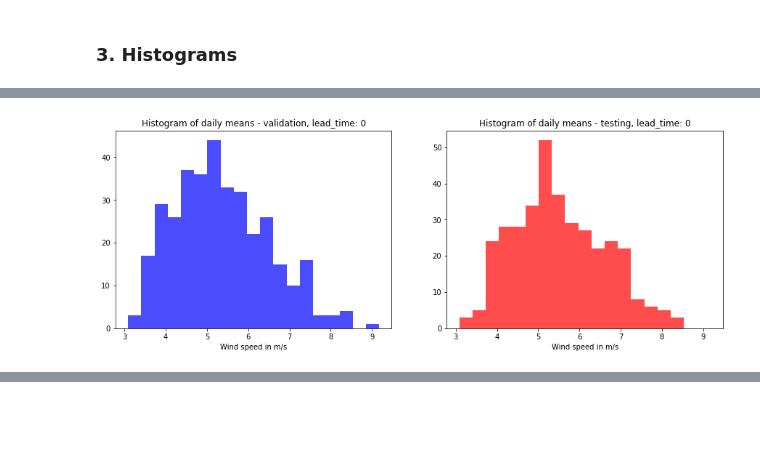
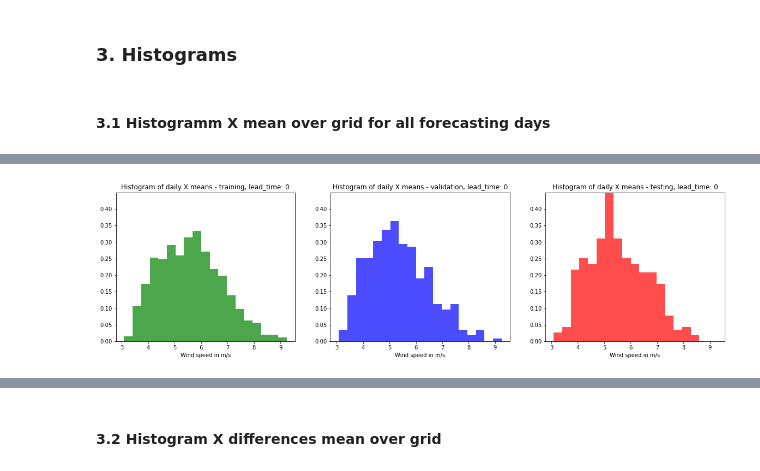
Before and after one commit to cleveryangcong/Bachelor_Thesis, a Jupyter notebook: notebooks/exploratory/2.8.3-dc-ws10_value_tests.ipynb, the cells around one changed output, grey strips where cells are left out. Cells and saved outputs as stored; diff of their text form; code cells hidden in the pictures; blank space fills up the shorter version.

```diff
--- a/notebooks/exploratory/2.8.3-dc-ws10_value_tests.ipynb
+++ b/notebooks/exploratory/2.8.3-dc-ws10_value_tests.ipynb
@@ -99,3 +274,5 @@ visualize_val_test_hm()
 # %% [markdown]
 ### 3. Histograms
+# %% [markdown]
+#### 3.1 Histogramm X mean over grid for all forecasting days
 # %%
@@ -120,7 +343,9 @@ def visualize_val_test_hist(mean_std = 0, var_num = 5, lead_time = 0):
 # %% [output]
 [interactive output not drawn]
 # %%
-visualize_val_test_hist()
+visualize_X_train_val_test_hist(lead_time=0)
 # %% [output]
-[figure, old version]
+[figure, new version]
 [interactive output not drawn]
+# %% [markdown]
+#### 3.2 Histogram X differences mean over grid
```
Also changed, not shown: parts of 25 cells of this notebook.
